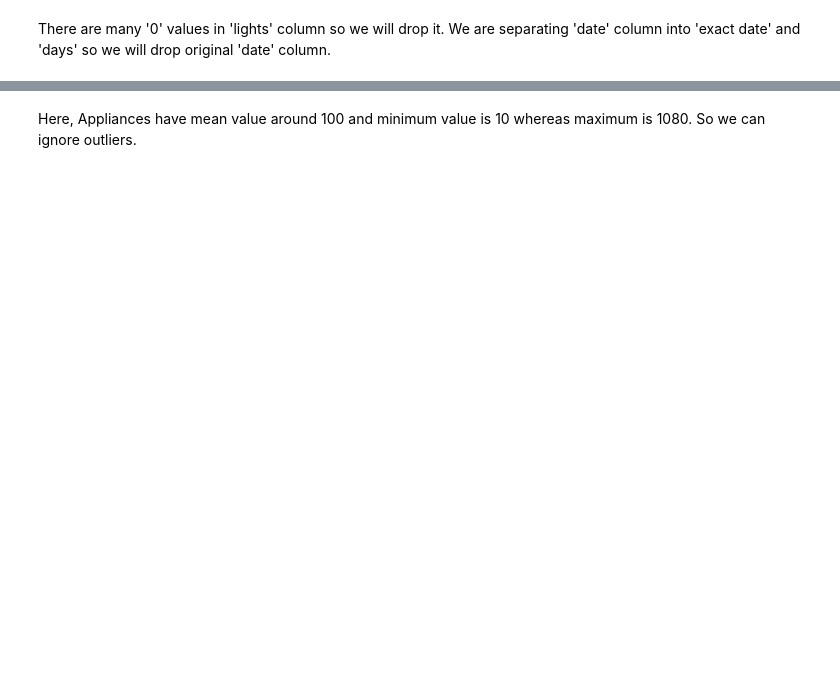
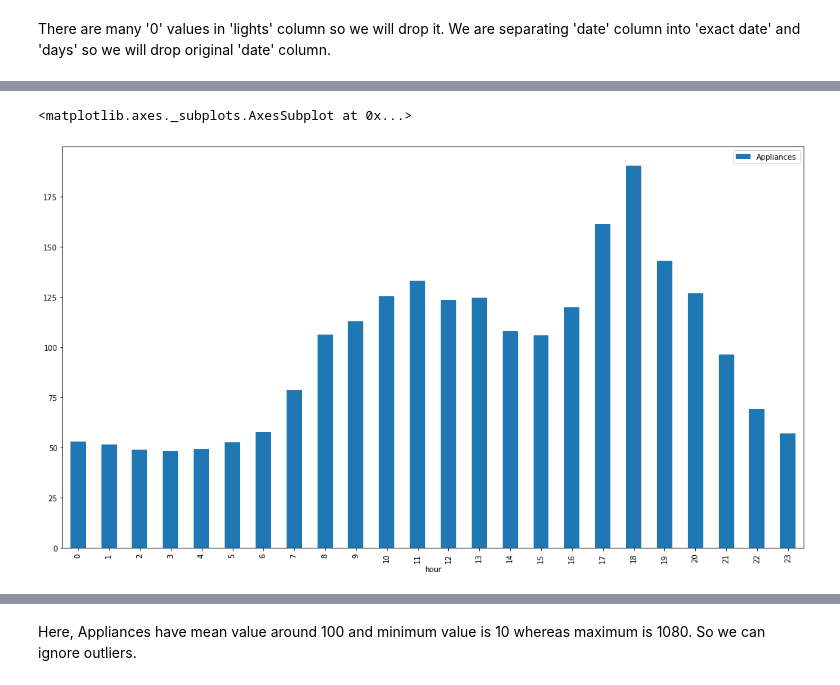
Before and after one commit to JyotiChiluka/Appliances-Energy-Prediction_linear-regression, a Jupyter notebook: Appliances_Energy_Prediction.ipynb, the cells around one changed output, grey strips where cells are left out. Drawn from its saved outputs; the diff is of its cells as text; code cells hidden in the pictures; blank space fills up the shorter version.

```diff
--- a/Appliances_Energy_Prediction.ipynb
+++ b/Appliances_Energy_Prediction.ipynb
@@ -201,0 +241,5 @@ dataset.drop(['lights','date'], axis = 1 , inplace = True)
+# %%
+dataset.groupby('hour').agg({'Appliances' : 'mean'}).plot.bar()
+# %% [output]
+<matplotlib.axes._subplots.AxesSubplot at 0x...>
+[figure, added]
```
Also changed, not shown: parts of 32 cells of this notebook.
